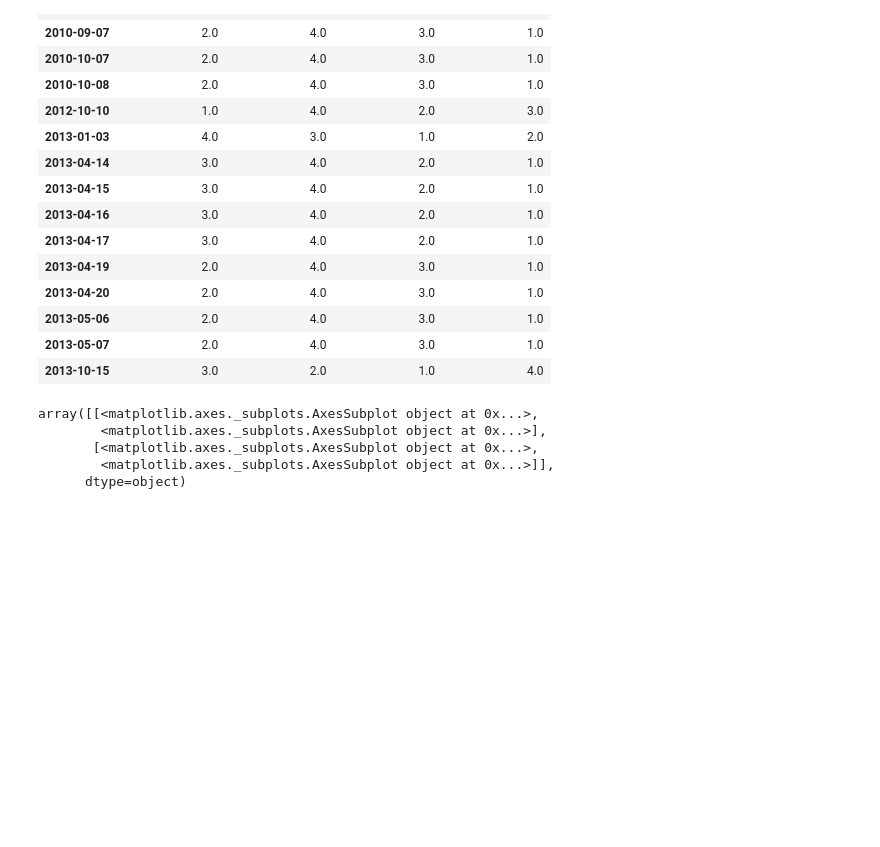
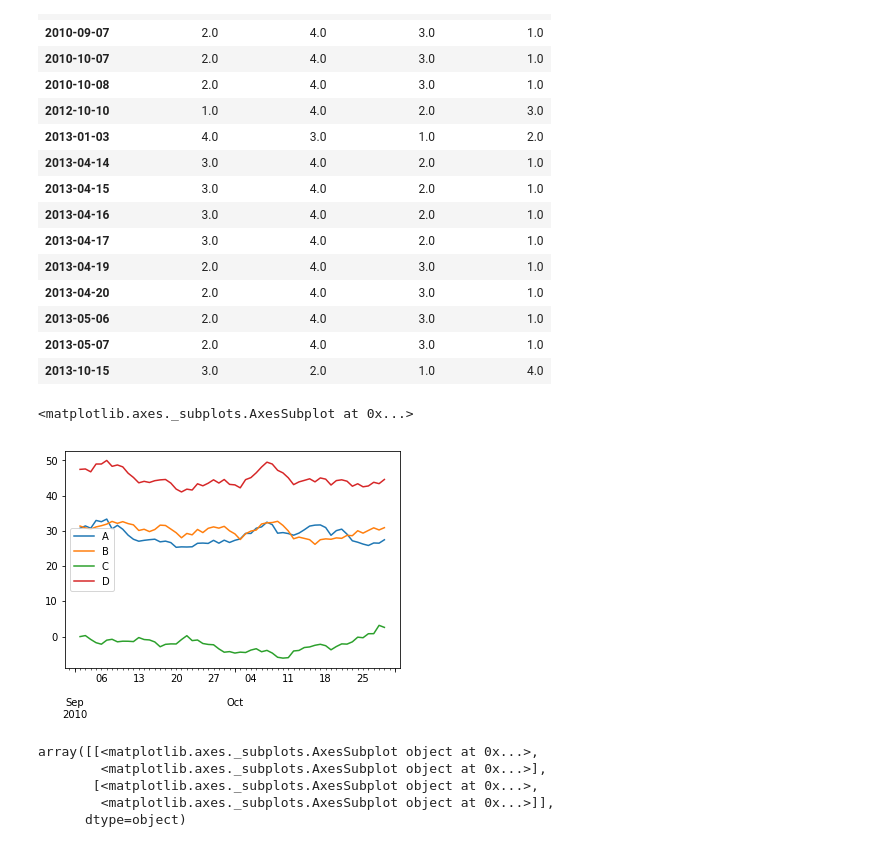
Before and after one commit to edwardcjohnson/quirky, a Jupyter notebook: quirky/examples/example_1.ipynb, the cells around one changed output. Drawn from its saved outputs; the diff is of its cells as text; code cells hidden in the pictures; blank space fills up the shorter version.

```diff
--- a/quirky/examples/example_1.ipynb
+++ b/quirky/examples/example_1.ipynb
@@ -188,6 +222,11 @@ df_train[df_train['anomaly_score'] < 0][individual_scores].rank(axis = 1)
 | 2013-05-06 | 2.0 | 4.0 | 3.0 | 1.0 |
 | 2013-05-07 | 2.0 | 4.0 | 3.0 | 1.0 |
 | 2013-10-15 | 3.0 | 2.0 | 1.0 | 4.0 |
+# %%
+df_train[(df_train.index > '2010-09-01') & (df_train.index < '2010-10-30') ][X].plot()
+# %% [output]
+<matplotlib.axes._subplots.AxesSubplot at 0x...>
+[figure, added]
 # %%
 # Show how often each variable has highest inidividual rank when global outlier is detected
 df_train[df_train['anomaly_score'] < 0][individual_scores].rank(axis = 1).hist()
```
Also changed, not shown: parts of 17 cells of this notebook.
